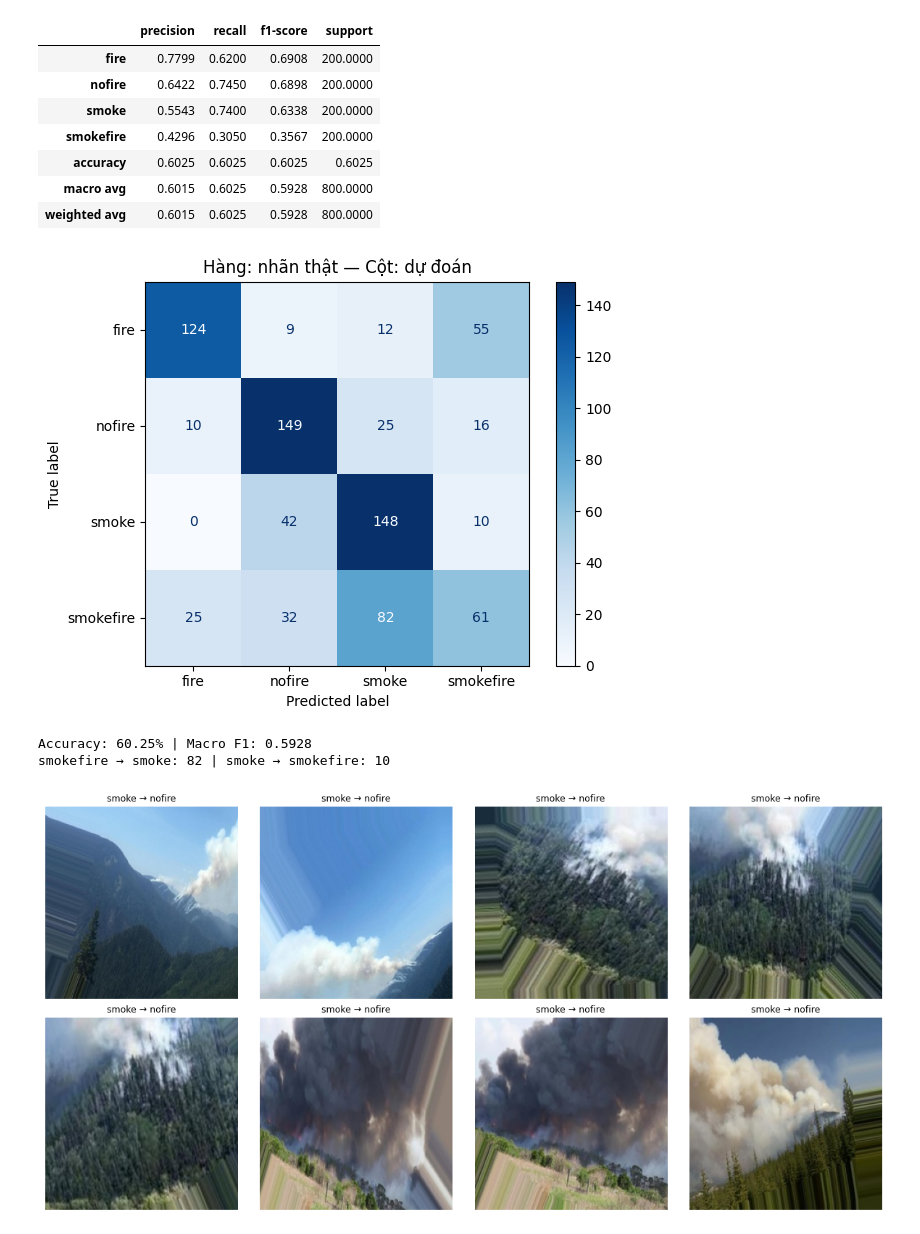
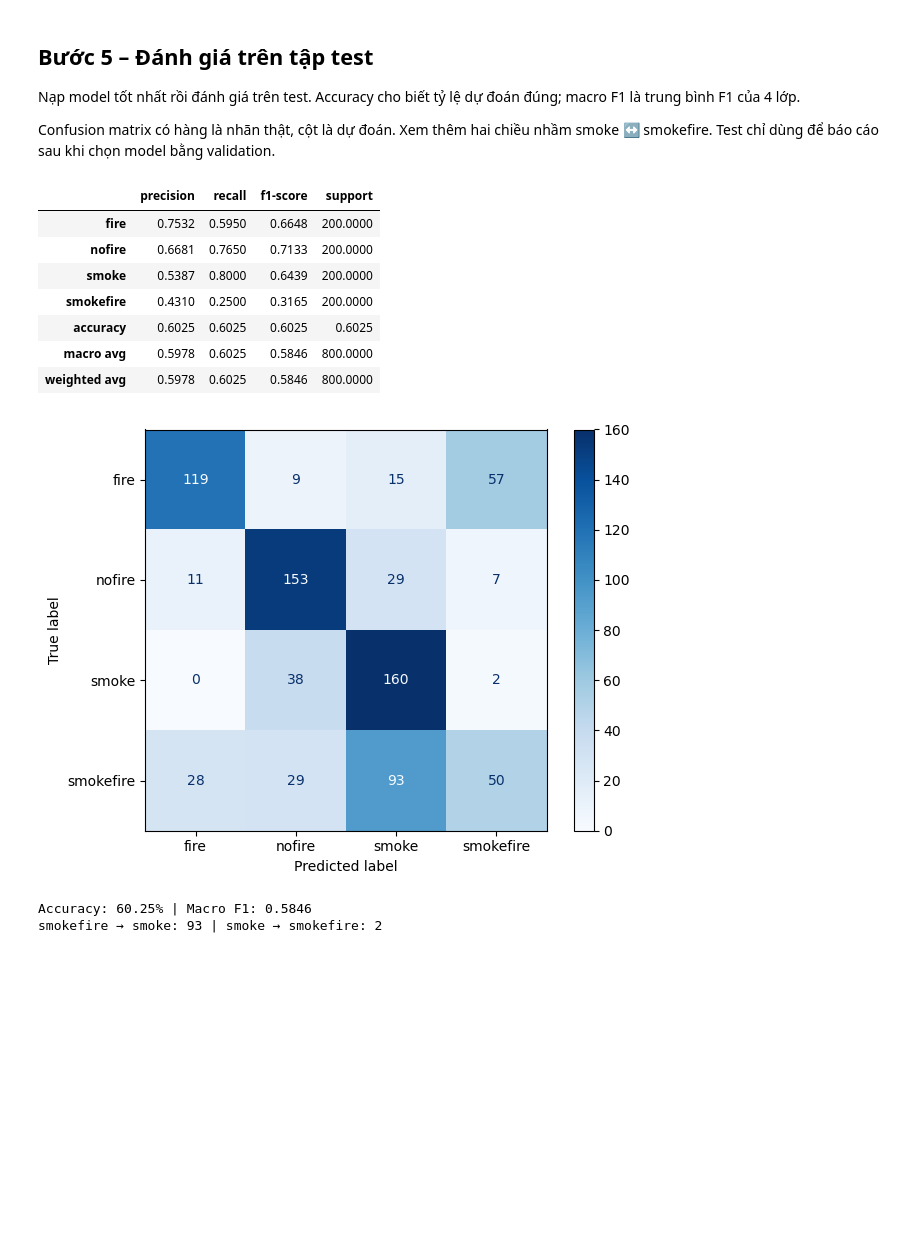
Before and after one commit to teddywristh/Fire-and-smoke-detection-using-D-Fire, a Jupyter notebook: notebooks/01_basic_nn.ipynb, the cells around one changed output. Saved outputs shown, nothing was run; the diff lists cells and outputs as text; code cells hidden in the pictures; blank space fills up the shorter version.

```diff
--- a/notebooks/01_basic_nn.ipynb
+++ b/notebooks/01_basic_nn.ipynb
@@ -83,0 +49,6 @@ test_ds = test_ds.batch(training_config['batch_size']).prefetch(tf.data.AUTOTUNE
+# %%
+df = pd.read_csv(ROOT / 'data/split.csv')
+df = df[df['status'] == 'ok'].copy()
+assert (df['label'].map({name: i for i, name in enumerate(CLASS_NAMES)}) == df['class_index']).all()
+assert set(df['split']) == {'train', 'val', 'test'}
+display(pd.crosstab(df['split'], df['label'])[CLASS_NAMES])
@@ -191,62 +184,35 @@ Hàng = nhãn thật, cột = dự đoán. Lưu kết quả riêng, không ghi
+# %% [markdown]
+## Bước 5 – Đánh giá trên tập test
+
+Nạp model tốt nhất rồi đánh giá trên test. Accuracy cho biết tỷ lệ dự đoán đúng; macro F1 là trung bình F1 của 4 lớp.
+
+Confusion matrix có hàng là nhãn thật, cột là dự đoán. Xem thêm hai chiều nhầm smoke ↔ smokefire. Test chỉ dùng để báo cáo sau khi chọn model bằng validation.
 # %%
-loss, accuracy = model.evaluate(test_ds, verbose=0)
-probabilities = model.predict(test_ds, verbose=0)
-y_true = test['class_index'].to_numpy()
+best_model = tf.keras.models.load_model(MODEL_PATH)
+loss, accuracy = best_model.evaluate(test_ds, verbose=0)
+probabilities = best_model.predict(test_ds, verbose=0)
+y_true = test_df['class_index'].to_numpy()
 y_pred = probabilities.argmax(axis=1)
 assert np.isclose(accuracy, (y_true == y_pred).mean())
-report = classification_report(y_true, y_pred, labels=range(4),
+report = classification_report(y_true, y_pred, labels=range(len(CLASS_NAMES)),
     target_names=CLASS_NAMES, output_dict=True, zero_division=0)
-matrix = confusion_matrix(y_true, y_pred, labels=range(4))
+matrix = confusion_matrix(y_true, y_pred, labels=range(len(CLASS_NAMES)))
 display(pd.DataFrame(report).T.round(4))
 ConfusionMatrixDisplay(matrix, display_labels=CLASS_NAMES).plot(cmap='Blues')
-plt.title('Hàng: nhãn thật — Cột: dự đoán')
 plt.tight_layout()
 plt.savefig(RESULT_DIR / 'confusion_matrix.png', dpi=150)
 plt.show()
-
-predictions = test[['filepath', 'processed_filepath', 'label', 'class_index']].copy()
-predictions['predicted_label'] = np.array(CLASS_NAMES)[y_pred]
-predictions['confidence'] = probabilities.max(axis=1)
-mistakes = predictions[y_true != y_pred]
-mistakes.to_csv(RESULT_DIR / 'misclassified.csv', index=False)
-predictions.to_csv(RESULT_DIR / 'predictions.csv', index=False)
-pd.DataFrame(report).T.to_csv(RESULT_DIR / 'classification_report.csv', index_label='class')
-pd.DataFrame(matrix, index=CLASS_NAMES, columns=CLASS_NAMES).to_csv(
-    RESULT_DIR / 'confusion_matrix.csv', index_label='true_label')
-metrics = {'test_accuracy': float(accuracy), 'test_loss': float(loss),
-           'macro_f1': report['macro avg']['f1-score'],
-           'misclassified_count': len(mistakes), 'parameter_count': model.count_params(),
-           'class_names': CLASS_NAMES, 'image_size': list(IMAGE_SIZE),
-           'source': PATH_COLUMN, 'seed': SEED, 'test_images': len(test),
-           'best_val_loss': float(history['val_loss'].min()),
-           'best_val_accuracy': float(history.loc[history['val_loss'].idxmin(), 'val_accuracy']),
-           'tensorflow_version': tf.__version__,
-           'training_config': training_config}
-(RESULT_DIR / 'metrics.json').write_text(json.dumps(metrics, indent=2), encoding='utf-8')
-print(f'Accuracy: {accuracy:.2%} | Macro F1: {metrics["macro_f1"]:.4f}')
+print(f'Accuracy: {accuracy:.2%} | Macro F1: {report["macro avg"]["f1-score"]:.4f}')
 print('smokefire → smoke:', matrix[3, 2], '| smoke → smokefire:', matrix[2, 3])
-
-fig, axes = plt.subplots(2, 4, figsize=(12, 6))
-examples = mistakes[mistakes['label'].isin(['smoke', 'smokefire'])].head(8)
-for ax in axes.flat:
-    ax.axis('off')
-for ax, row in zip(axes.flat, examples.itertuples()):
-    with Image.open(ROOT / getattr(row, PATH_COLUMN)) as image:
-        ax.imshow(ImageOps.exif_transpose(image).convert('RGB'))
-    ax.set_title(f'{row.label} → {row.predicted_label}', fontsize=9)
-plt.tight_layout()
-plt.savefig(RESULT_DIR / 'misclassified_samples.png', dpi=150)
-plt.show()
 # %% [output]
 |  | precision | recall | f1-score | support |
-| fire | 0.7799 | 0.6200 | 0.6908 | 200.0000 |
-| nofire | 0.6422 | 0.7450 | 0.6898 | 200.0000 |
-| smoke | 0.5543 | 0.7400 | 0.6338 | 200.0000 |
-| smokefire | 0.4296 | 0.3050 | 0.3567 | 200.0000 |
+| fire | 0.7532 | 0.5950 | 0.6648 | 200.0000 |
+| nofire | 0.6681 | 0.7650 | 0.7133 | 200.0000 |
+| smoke | 0.5387 | 0.8000 | 0.6439 | 200.0000 |
+| smokefire | 0.4310 | 0.2500 | 0.3165 | 200.0000 |
 | accuracy | 0.6025 | 0.6025 | 0.6025 | 0.6025 |
-| macro avg | 0.6015 | 0.6025 | 0.5928 | 800.0000 |
-| weighted avg | 0.6015 | 0.6025 | 0.5928 | 800.0000 |
+| macro avg | 0.5978 | 0.6025 | 0.5846 | 800.0000 |
+| weighted avg | 0.5978 | 0.6025 | 0.5846 | 800.0000 |
-[figure, old version]
+[figure, new version]
-Accuracy: 60.25% | Macro F1: 0.5928
-smokefire → smoke: 82 | smoke → smokefire: 10
+Accuracy: 60.25% | Macro F1: 0.5846
+smokefire → smoke: 93 | smoke → smokefire: 2
-[figure, removed]
```
Also changed, not shown: parts of 21 cells of this notebook.
